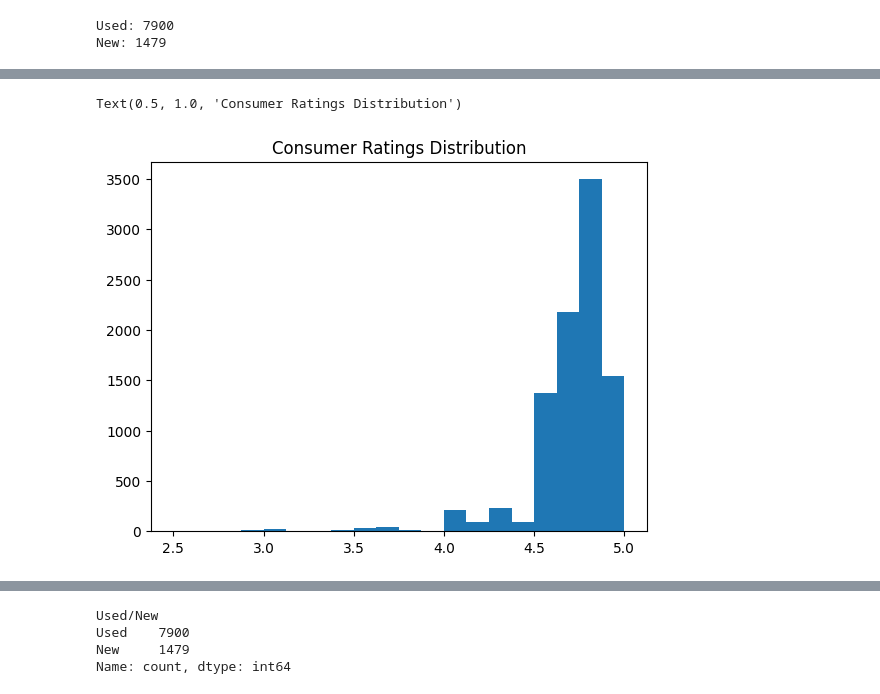
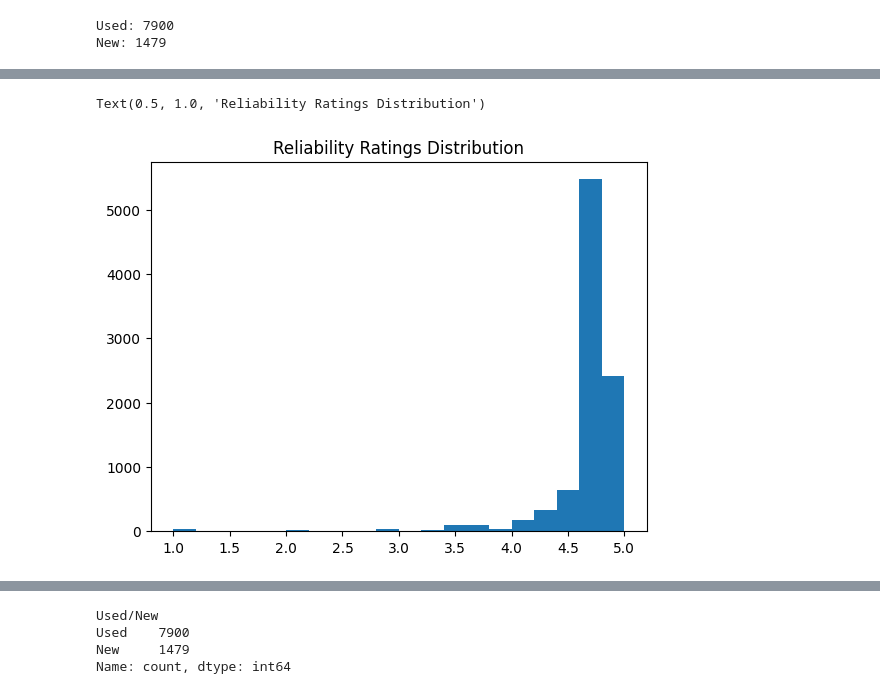
Before and after one commit to Nickeniklas/car_recommender, a Jupyter notebook: cars_eda.ipynb, the cells around one changed output, grey strips where cells are left out. Drawn from its saved outputs; the diff is of its cells as text; code cells hidden in the pictures.

Commit message:
EDA: cars, ratings. Preprocessing.

```diff
--- a/cars_eda.ipynb
+++ b/cars_eda.ipynb
@@ -105,7 +122,7 @@ to spot outliers
 # %%
-# heat map of consumer ratings
-plt.hist(df_raw['ConsumerRating'], bins=20)
-plt.title('Consumer Ratings Distribution')
+# heat map of Reliability ratings
+plt.hist(df_raw['ReliabilityRating'], bins=20)
+plt.title('Reliability Ratings Distribution')
 # %% [output]
-Text(0.5, 1.0, 'Consumer Ratings Distribution')
+Text(0.5, 1.0, 'Reliability Ratings Distribution')
-[figure, old version]
+[figure, new version]
```
Also changed, not shown: parts of 26 cells of this notebook.
